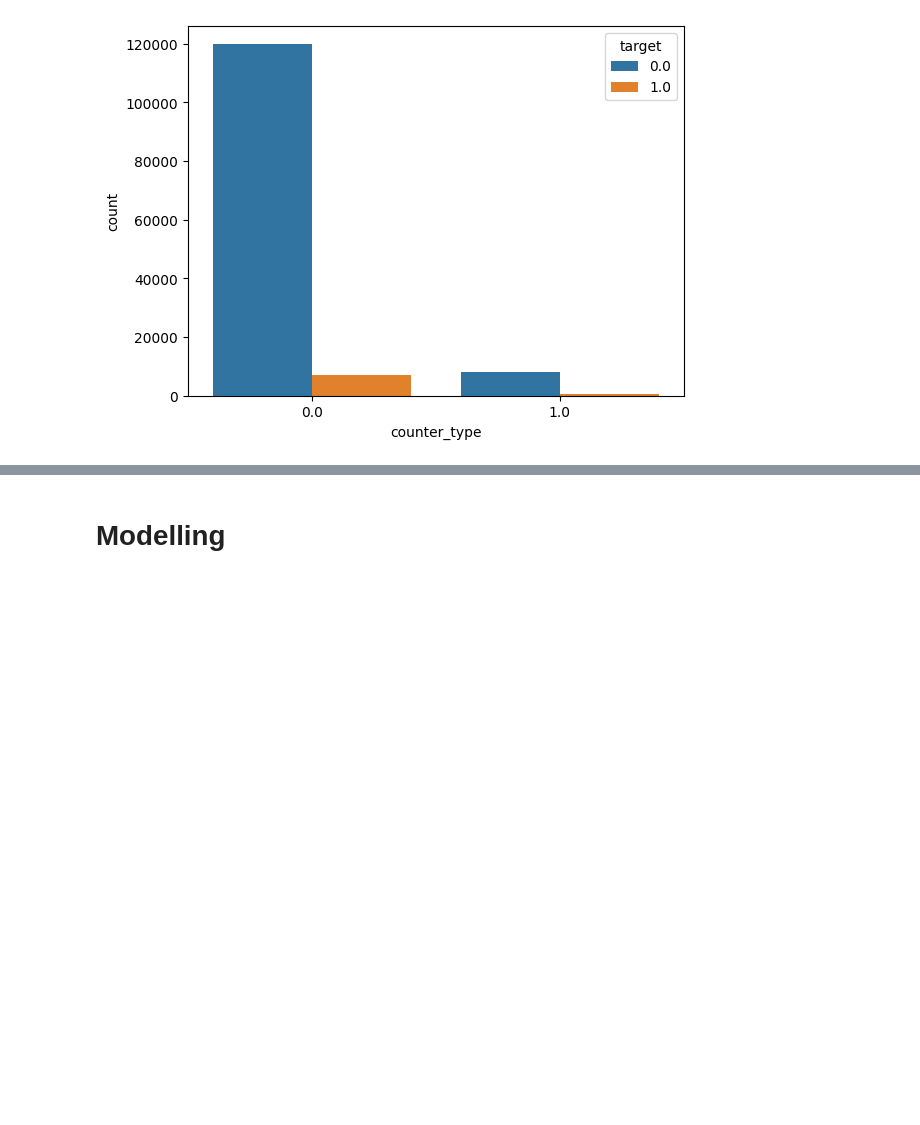
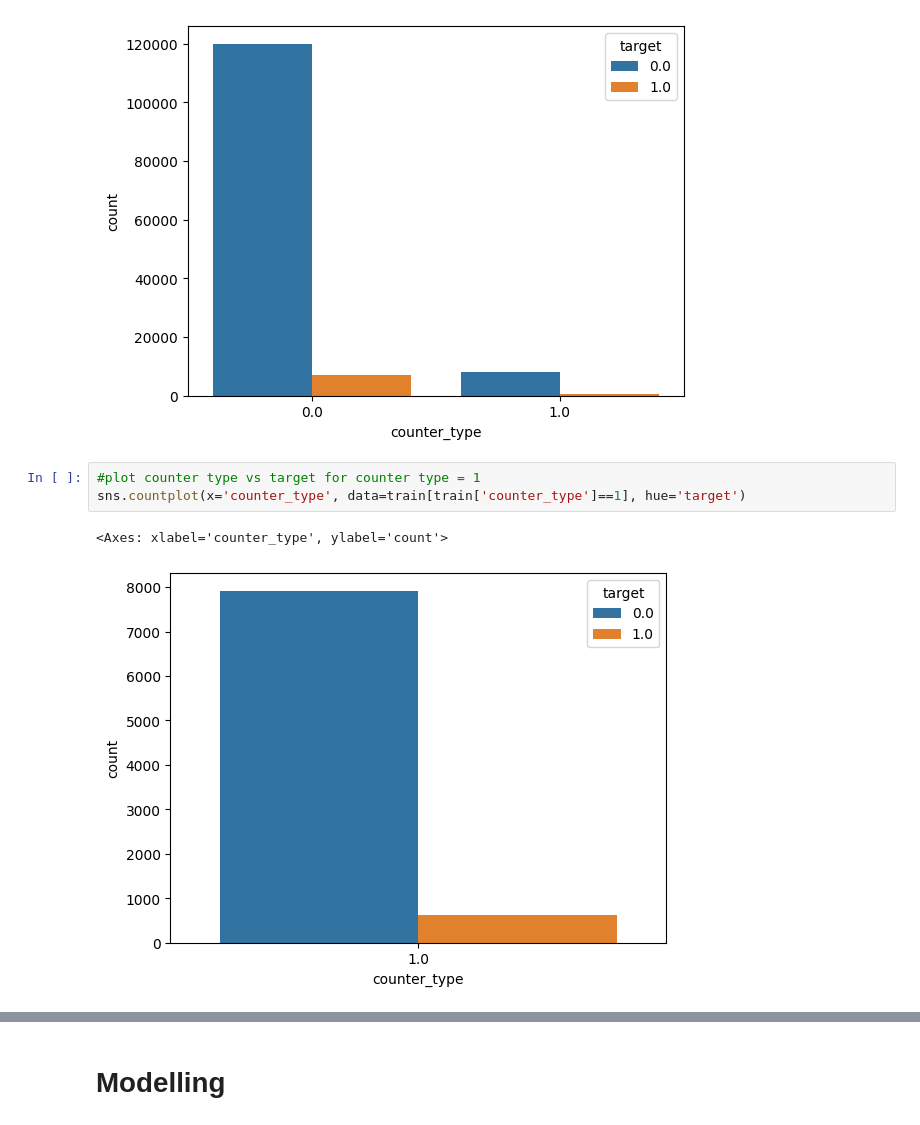
Before and after one commit to nikwilms/fraud-detection-electricity-gas-consumption, a Jupyter notebook: Initial_eda_daniel.ipynb, the cells around one changed output, grey strips where cells are left out. Drawn from its saved outputs; the diff is of its cells as text; blank space fills up the shorter version.

```diff
--- a/Initial_eda_daniel.ipynb
+++ b/Initial_eda_daniel.ipynb
@@ -366,3 +375,9 @@ sns.countplot(x='counter_type', data=train, hue='target')
 # %% [output]
 <Axes: xlabel='counter_type', ylabel='count'>
 [figure]
+# %%
+#plot counter type vs target for counter type = 1
+sns.countplot(x='counter_type', data=train[train['counter_type']==1], hue='target')
+# %% [output]
+<Axes: xlabel='counter_type', ylabel='count'>
+[figure, added]
```
Also changed, not shown: parts of 11 cells of this notebook.
